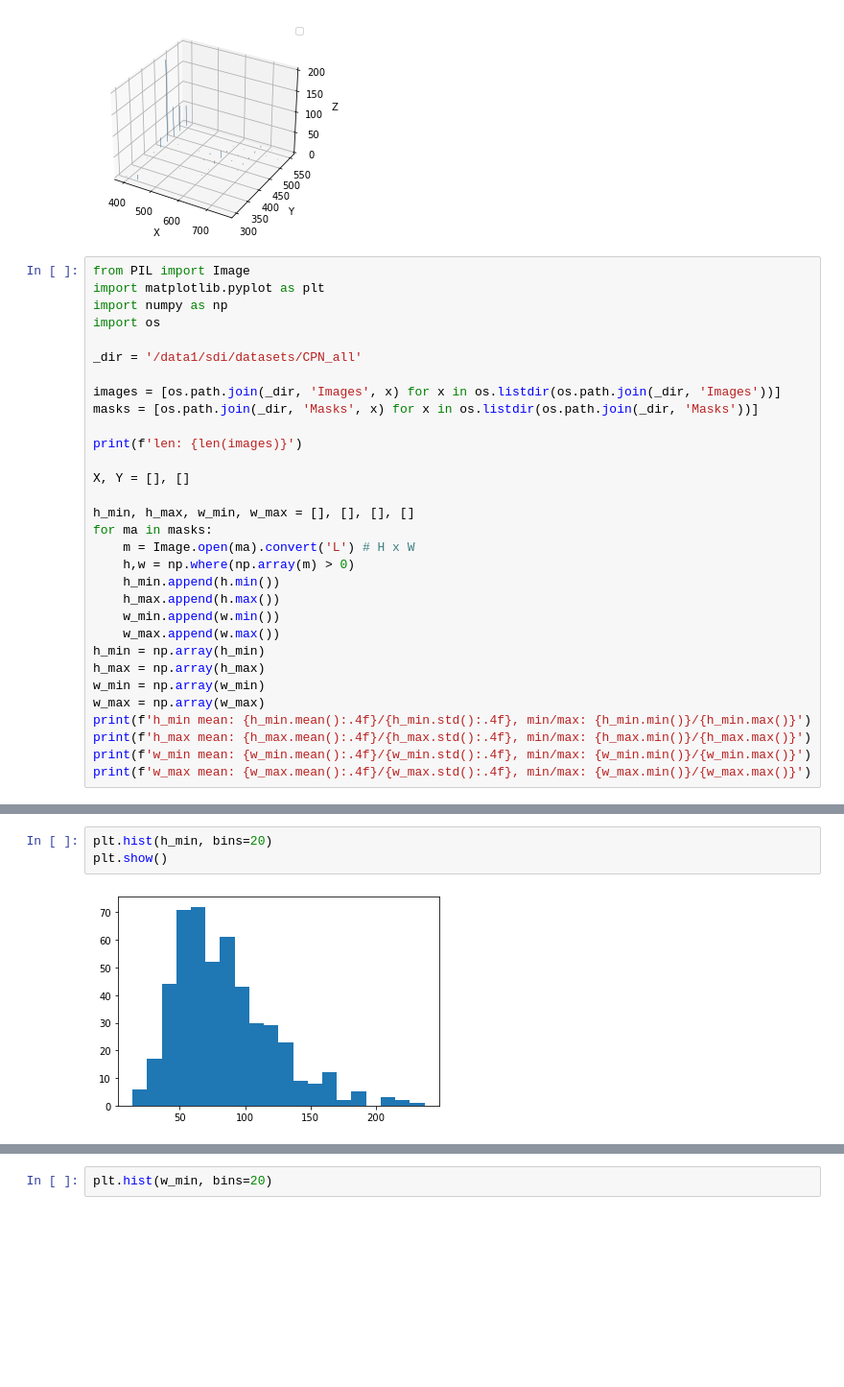
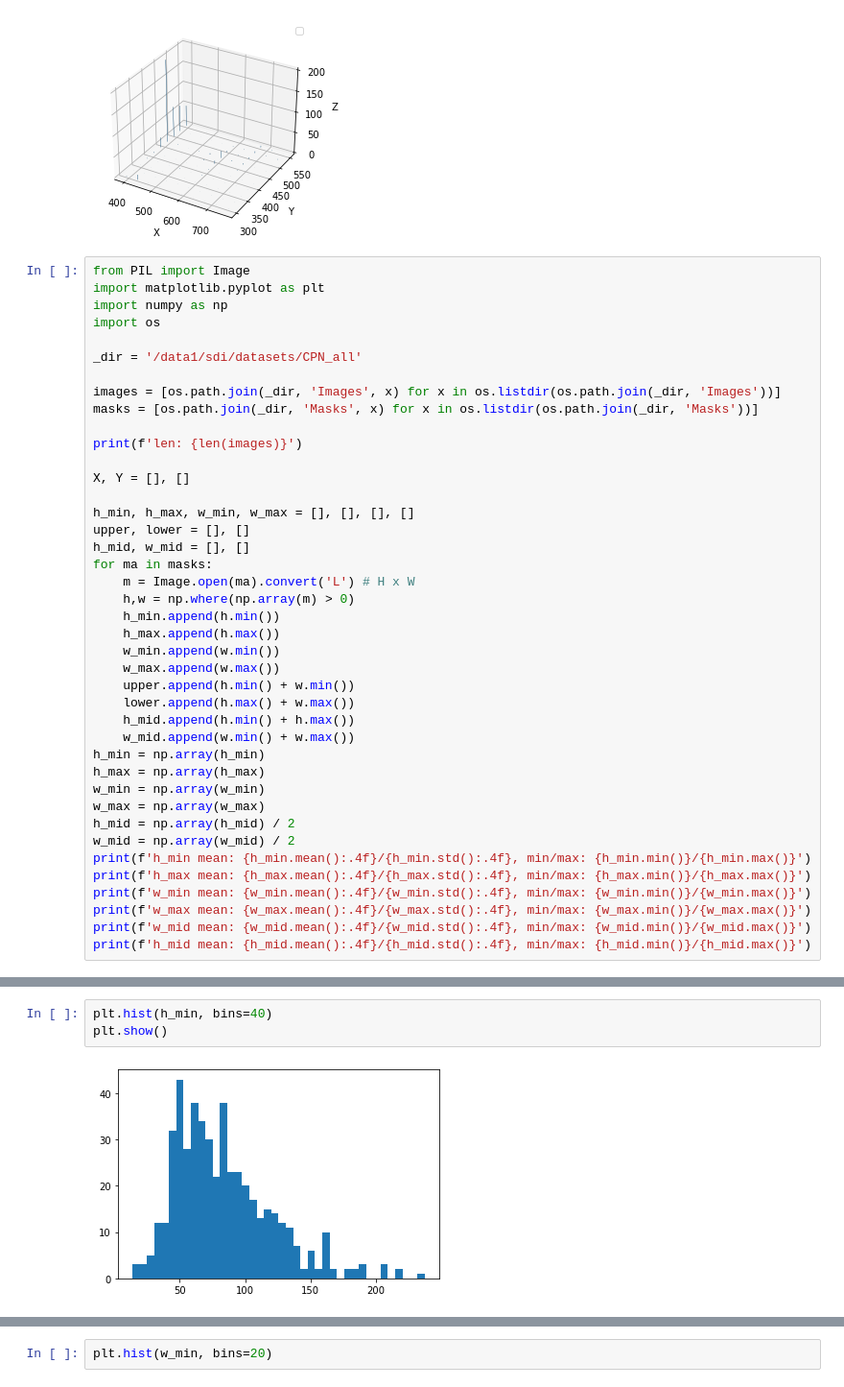
Before and after one commit to DongDong500/CPNKDv4, a Jupyter notebook: test2.ipynb, the cells around one changed output, grey strips where cells are left out. Shown at 96% size. Saved outputs shown, nothing was run; the diff lists cells and outputs as text; blank space fills up the shorter version.

```diff
--- a/test2.ipynb
+++ b/test2.ipynb
@@ -84,6 +84,8 @@ print(f'len: {len(images)}')
 X, Y = [], []
 
 h_min, h_max, w_min, w_max = [], [], [], []
+upper, lower = [], []
+h_mid, w_mid = [], []
 for ma in masks:
     m = Image.open(ma).convert('L') # H x W
     h,w = np.where(np.array(m) > 0)
@@ -91,14 +93,22 @@ for ma in masks:
     h_max.append(h.max())
     w_min.append(w.min())
     w_max.append(w.max())
+    upper.append(h.min() + w.min())
+    lower.append(h.max() + w.max())
+    h_mid.append(h.min() + h.max())
+    w_mid.append(w.min() + w.max())
 h_min = np.array(h_min)
 h_max = np.array(h_max)
 w_min = np.array(w_min)
 w_max = np.array(w_max)
+h_mid = np.array(h_mid) / 2
+w_mid = np.array(w_mid) / 2
 print(f'h_min mean: {h_min.mean():.4f}/{h_min.std():.4f}, min/max: {h_min.min()}/{h_min.max()}')
 print(f'h_max mean: {h_max.mean():.4f}/{h_max.std():.4f}, min/max: {h_max.min()}/{h_max.max()}')
 print(f'w_min mean: {w_min.mean():.4f}/{w_min.std():.4f}, min/max: {w_min.min()}/{w_min.max()}')
 print(f'w_max mean: {w_max.mean():.4f}/{w_max.std():.4f}, min/max: {w_max.min()}/{w_max.max()}')
+print(f'w_mid mean: {w_mid.mean():.4f}/{w_mid.std():.4f}, min/max: {w_mid.min()}/{w_mid.max()}')
+print(f'h_mid mean: {h_mid.mean():.4f}/{h_mid.std():.4f}, min/max: {h_mid.min()}/{h_mid.max()}')
 # %% [output]
 len: 490
 h_min mean: 83.5837/37.1330, min/max: 14/237
@@ -108,6 +257,6 @@ w_max mean: 291.2694/66.1008, min/max: 144/573
 # %%
-plt.hist(h_min, bins=20)
+plt.hist(h_min, bins=40)
 plt.show()
 # %% [output]
-[figure, old version]
+[figure, new version]
 # %%
```
Also changed, not shown: parts of 14 cells of this notebook, 31 other files.
